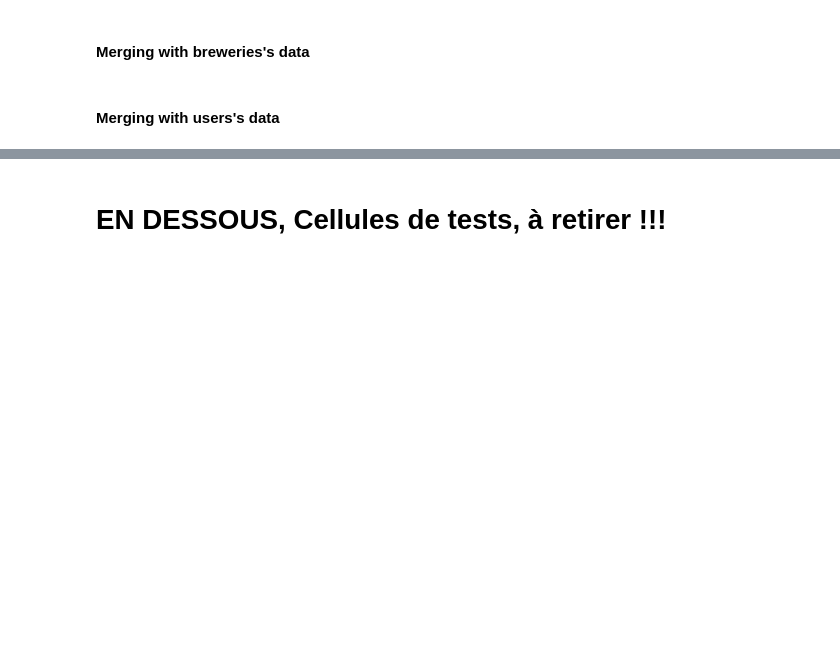
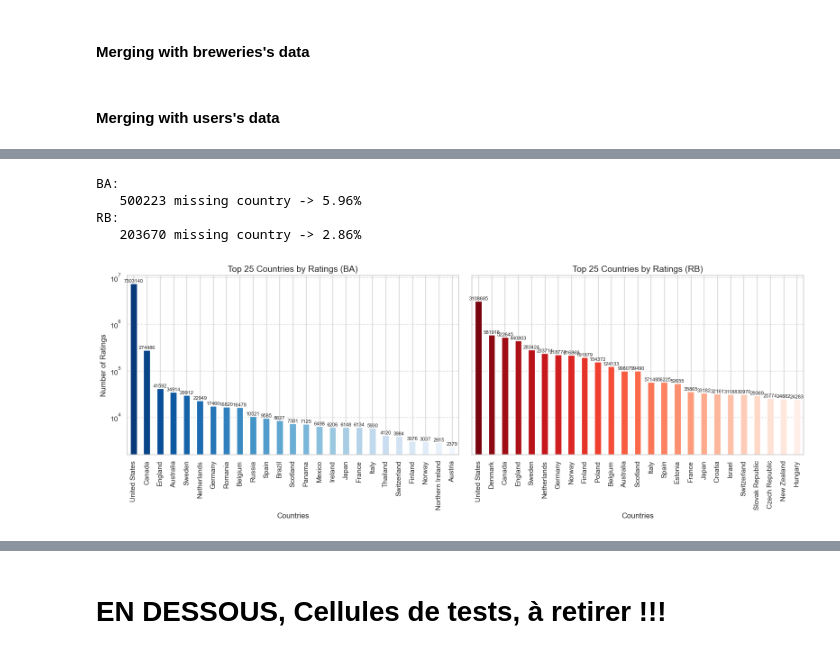
Before and after one commit to epfl-ada/ada-2024-project-casiervert952, a Jupyter notebook: analysis.ipynb, the cells around one changed output, grey strips where cells are left out. Cells and saved outputs as stored; diff of their text form; code cells hidden in the pictures; blank space fills up the shorter version.

```diff
--- a/analysis.ipynb
+++ b/analysis.ipynb
@@ -192,0 +276,12 @@ Indeed, we are given two different but very similar datasets to perform our anal
+# %%
+# First we will see what part of the datasets doesn't have the country field filled
+BA_nan_location = BA_cleaned['user_country'].isna()
+print("BA: \n   " + str(BA_nan_location.sum()) + " missing country -> " + str(round(BA_nan_location.mean() * 100, 2)) + "%")
+
+RB_nan_location = RB_cleaned['user_country'].isna()
+print("RB: \n   " + str(RB_nan_location.sum()) + " missing country -> " + str(round(RB_nan_location.mean() * 100, 2)) + "%")
+# %% [output]
+BA:
+   500223 missing country -> 5.96%
+RB:
+   203670 missing country -> 2.86%
@@ -192,0 +295,10 @@ Indeed, we are given two different but very similar datasets to perform our anal
+# %%
+from helpers import ploting_country_representation
+
+# Calculer le nombre de ratings par pays pour chaque DataFrame
+BA_count_per_country = BA_cleaned.groupby('user_country').size().nlargest(25)
+RB_count_per_country = RB_cleaned.groupby('user_country').size().nlargest(25)
+
+ploting_country_representation(BA_count_per_country, RB_count_per_country, 'log')
+# %% [output]
+[figure, added]
```
Also changed, not shown: parts of 28 cells of this notebook.
